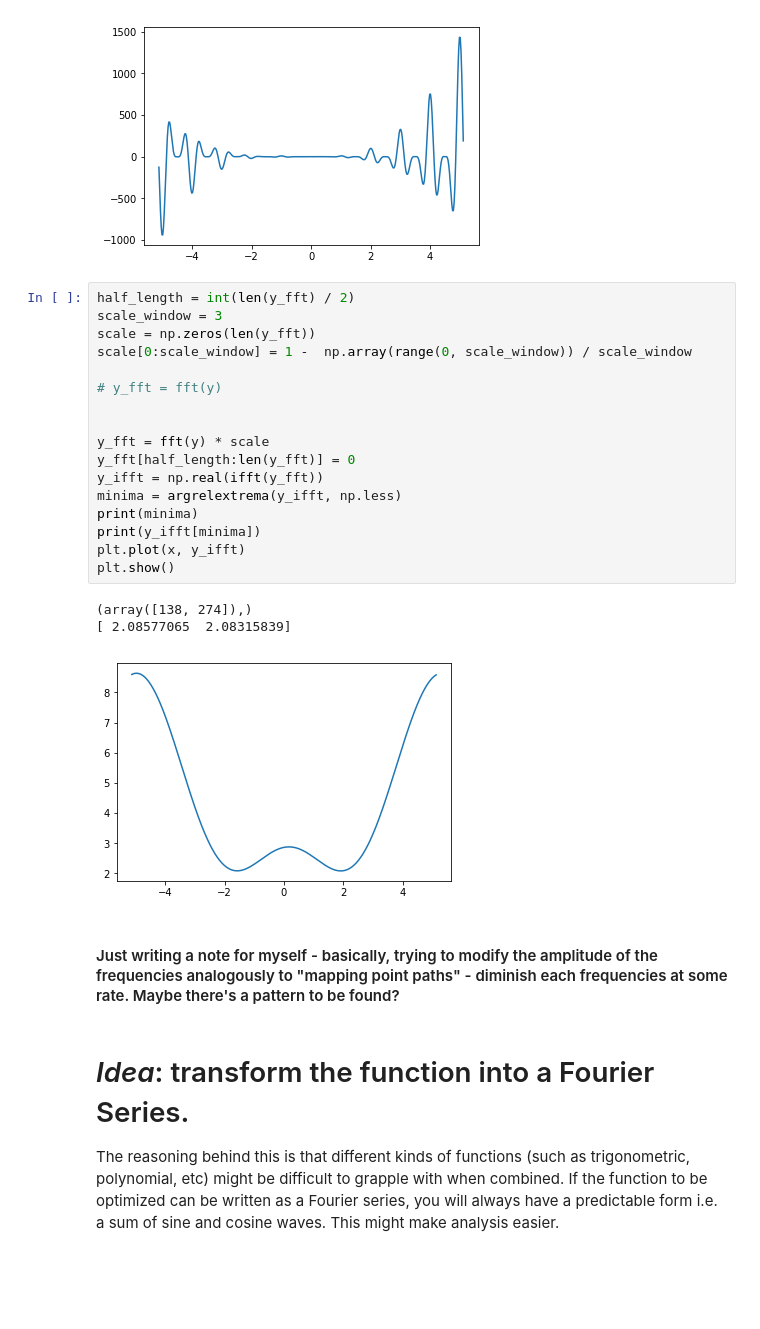
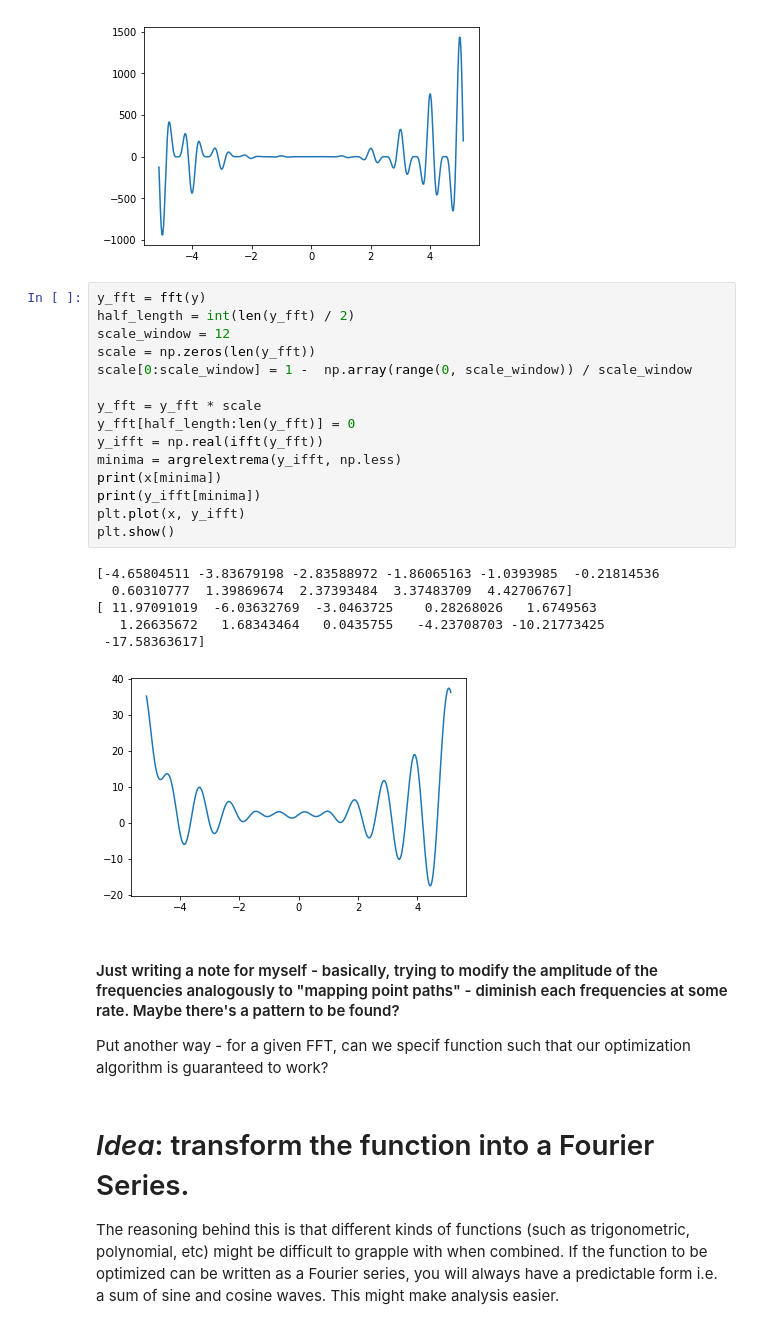
Before and after one commit to ZenPylon/intro-ml-python, a Jupyter notebook: Extrema-Flattening.ipynb, the cells around one changed output. Saved outputs shown, nothing was run; the diff lists cells and outputs as text; blank space fills up the shorter version.

Commit message:
frame main question in terms of scale function

```diff
--- a/Extrema-Flattening.ipynb
+++ b/Extrema-Flattening.ipynb
@@ -74,28 +74,31 @@ plt.show()
 # %% [output]
 [figure]
 # %%
+y_fft = fft(y)
 half_length = int(len(y_fft) / 2)
-scale_window = 3
+scale_window = 12
 scale = np.zeros(len(y_fft))
 scale[0:scale_window] = 1 -  np.array(range(0, scale_window)) / scale_window
 
-# y_fft = fft(y)
-
-
-y_fft = fft(y) * scale
+y_fft = y_fft * scale
 y_fft[half_length:len(y_fft)] = 0
 y_ifft = np.real(ifft(y_fft))
 minima = argrelextrema(y_ifft, np.less)
-print(minima)
+print(x[minima])
 print(y_ifft[minima])
 plt.plot(x, y_ifft)
 plt.show()
 # %% [output]
-(array([138, 274]),)
-[ 2.08577065  2.08315839]
+[-4.65804511 -3.83679198 -2.83588972 -1.86065163 -1.0393985  -0.21814536
+  0.60310777  1.39869674  2.37393484  3.37483709  4.42706767]
+[ 11.97091019  -6.03632769  -3.0463725    0.28268026   1.6749563
+   1.26635672   1.68343464   0.0435755   -4.23708703 -10.21773425
+ -17.58363617]
-[figure, old version]
+[figure, new version]
 # %% [markdown]
 #### Just writing a note for myself - basically, trying to modify the amplitude of the frequencies analogously to "mapping point paths" - diminish each frequencies at some rate.  Maybe there's a pattern to be found?
+
+Put another way - for a given FFT, can we specif function such that our optimization algorithm is guaranteed to work?
 # %% [markdown]
 # *Idea*: transform the function into a Fourier Series.
 The reasoning behind this is that different kinds of functions (such as trigonometric, polynomial, etc) might be difficult to grapple with when combined.  If the function to be optimized can be written as a Fourier series, you will always have a predictable form i.e. a sum of sine and cosine waves.  This might make analysis easier.
```
